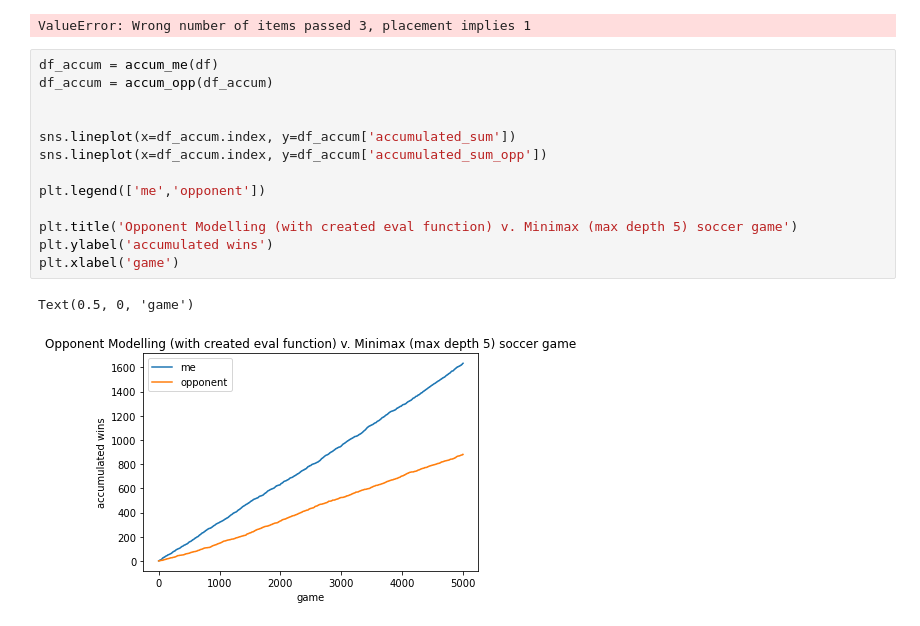
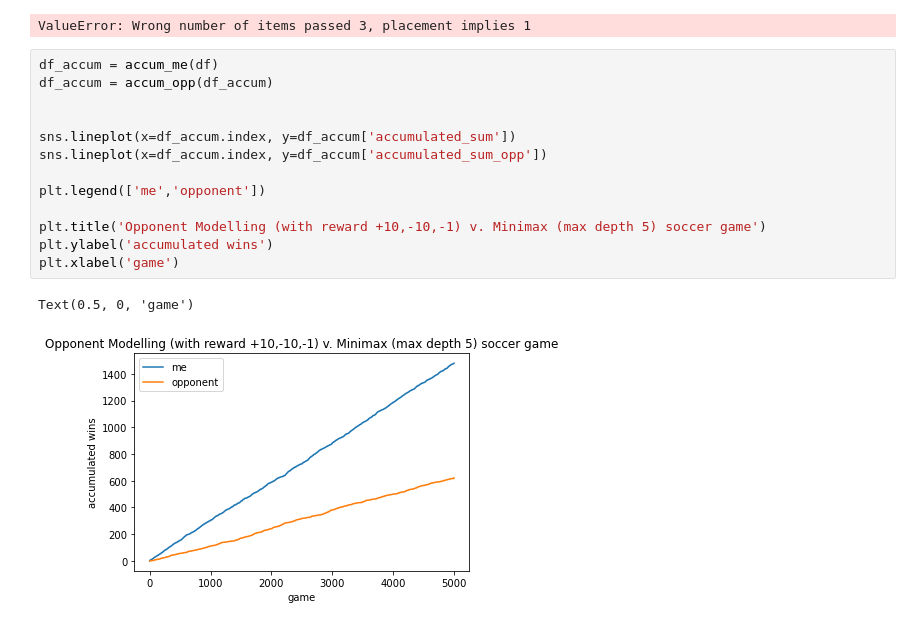
Before and after one commit to mikayla-anne/Honours-Research, a Jupyter notebook: Untitled2.ipynb, the cells around one changed output. Drawn from its saved outputs; the diff is of its cells as text.

```diff
--- a/Untitled2.ipynb
+++ b/Untitled2.ipynb
@@ -163,19 +163,19 @@ ValueError: Wrong number of items passed 3, placement implies 1
 # %%
 df_accum = accum_me(df)
 df_accum = accum_opp(df_accum)
 
 
 sns.lineplot(x=df_accum.index, y=df_accum['accumulated_sum'])
 sns.lineplot(x=df_accum.index, y=df_accum['accumulated_sum_opp'])
 
 plt.legend(['me','opponent'])
 
-plt.title('Opponent Modelling (with created eval function) v. Minimax (max depth 5) soccer game')
+plt.title('Opponent Modelling (with reward +10,-10,-1) v. Minimax (max depth 5) soccer game')
 plt.ylabel('accumulated wins')
 plt.xlabel('game')
 # %% [output]
 Text(0.5, 0, 'game')
-[figure, old version]
+[figure, new version]
 # %%
 df1 = df.drop(['accumulated_sum' , 'accumulated_sum_opp'],axis = 1)
 df1 = count_steps(df1)
```
Also changed, not shown: parts of 5 cells of this notebook, 9 other files.
